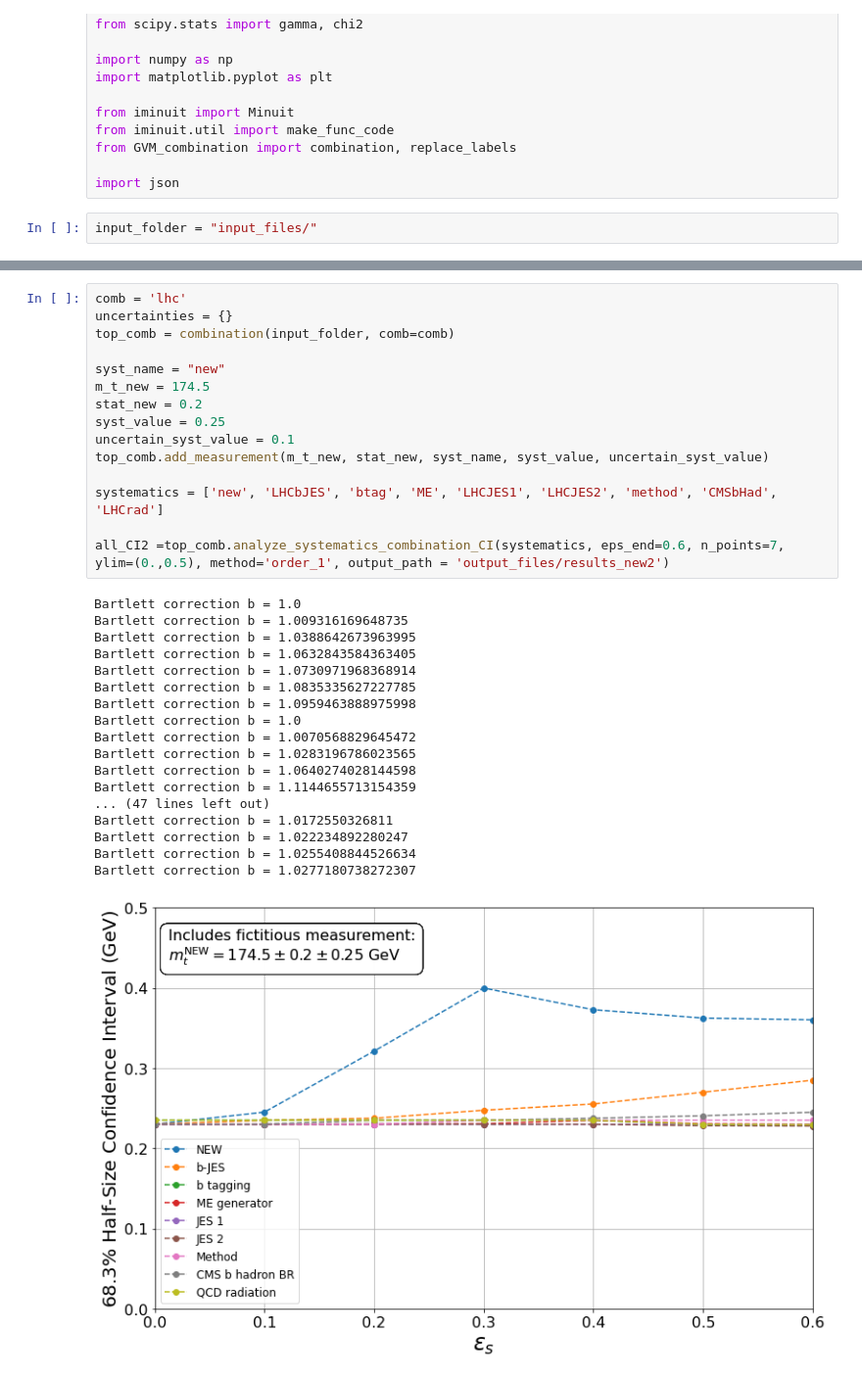
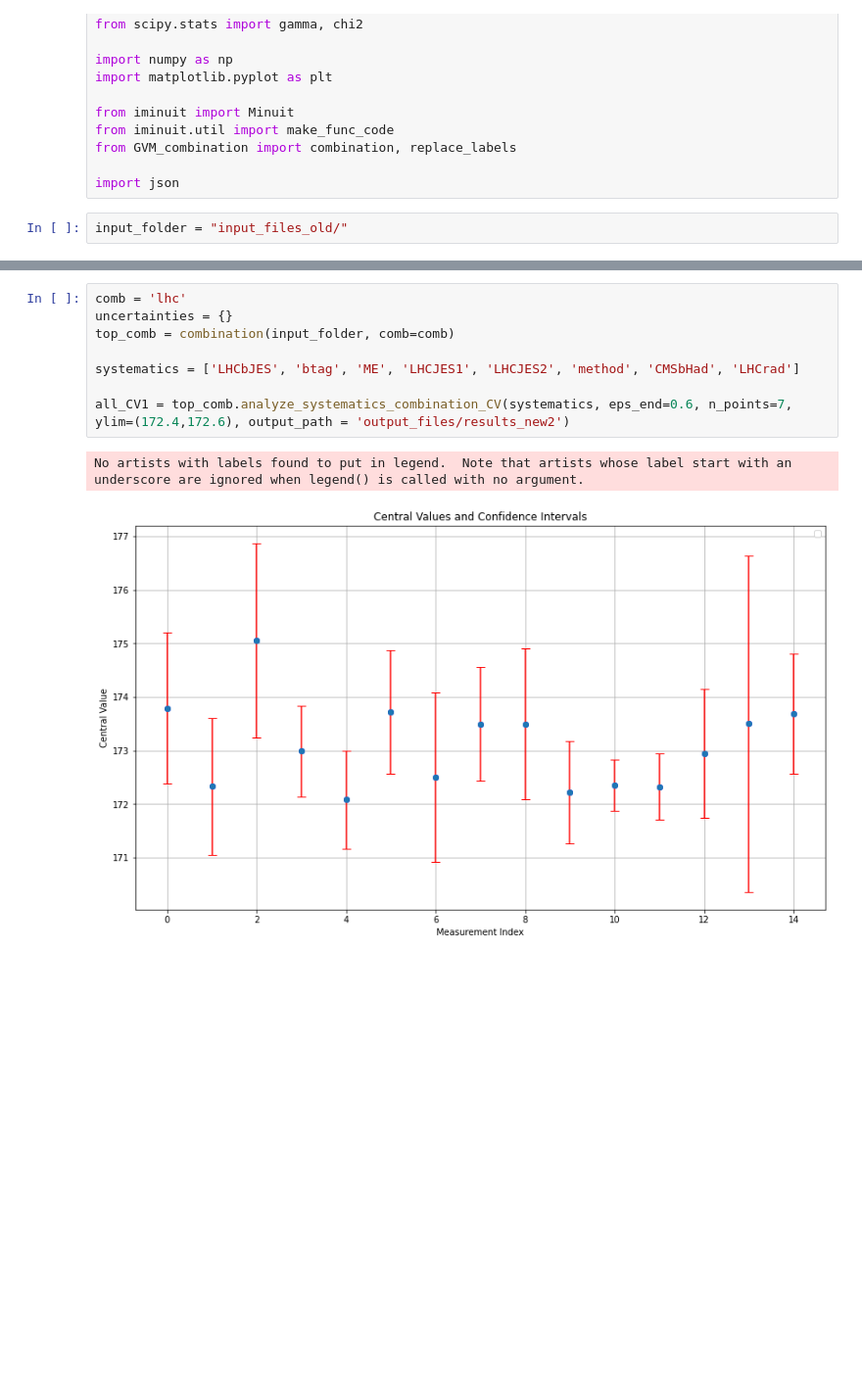
Before and after one commit to EnzoCanonero/GVM-Combinations, a Jupyter notebook: combination_paper.ipynb, the cells around one changed output, grey strips where cells are left out. Shown: that part at 98% size. Drawn from its saved outputs; the diff is of its cells as text; blank space fills up the shorter version.

```diff
--- a/combination_paper.ipynb
+++ b/combination_paper.ipynb
@@ -13,7 +13,7 @@ from GVM_combination import combination, replace_labels
 
 import json
 # %%
-input_folder = "input_files/"
+input_folder = "input_files_old/"
 # %%
 comb = 'lhc'
 uncertainties = {}
@@ -52,34 +29,11 @@ Bartlett correction b = 1.0277180738272307
 # %%
 comb = 'lhc'
 uncertainties = {}
 top_comb = combination(input_folder, comb=comb)
 
-syst_name = "new"
-m_t_new = 174.5
-stat_new = 0.2
-syst_value = 0.25
-uncertain_syst_value = 0.1
-top_comb.add_measurement(m_t_new, stat_new, syst_name, syst_value, uncertain_syst_value)
+systematics = ['LHCbJES', 'btag', 'ME', 'LHCJES1', 'LHCJES2', 'method', 'CMSbHad', 'LHCrad']
 
-systematics = ['new', 'LHCbJES', 'btag', 'ME', 'LHCJES1', 'LHCJES2', 'method', 'CMSbHad', 'LHCrad']
-
-all_CI2 =top_comb.analyze_systematics_combination_CI(systematics, eps_end=0.6, n_points=7, ylim=(0.,0.5), method='order_1', output_path = 'output_files/results_new2')
+all_CV1 = top_comb.analyze_systematics_combination_CV(systematics, eps_end=0.6, n_points=7, ylim=(172.4,172.6), output_path = 'output_files/results_new2')
 # %% [output]
-Bartlett correction b = 1.0
-Bartlett correction b = 1.009316169648735
-Bartlett correction b = 1.0388642673963995
-Bartlett correction b = 1.0632843584363405
-Bartlett correction b = 1.0730971968368914
-Bartlett correction b = 1.0835335627227785
-Bartlett correction b = 1.0959463888975998
-Bartlett correction b = 1.0
-Bartlett correction b = 1.0070568829645472
-Bartlett correction b = 1.0283196786023565
-Bartlett correction b = 1.0640274028144598
-Bartlett correction b = 1.1144655713154359
-... (47 lines left out)
-Bartlett correction b = 1.0172550326811
-Bartlett correction b = 1.022234892280247
-Bartlett correction b = 1.0255408844526634
-Bartlett correction b = 1.0277180738272307
+No artists with labels found to put in legend.  Note that artists whose label start with an underscore are ignored when legend() is called with no argument.
-[figure, old version]
+[figure, new version]
```
Also changed, not shown: parts of 8 cells of this notebook, 3 other files.
